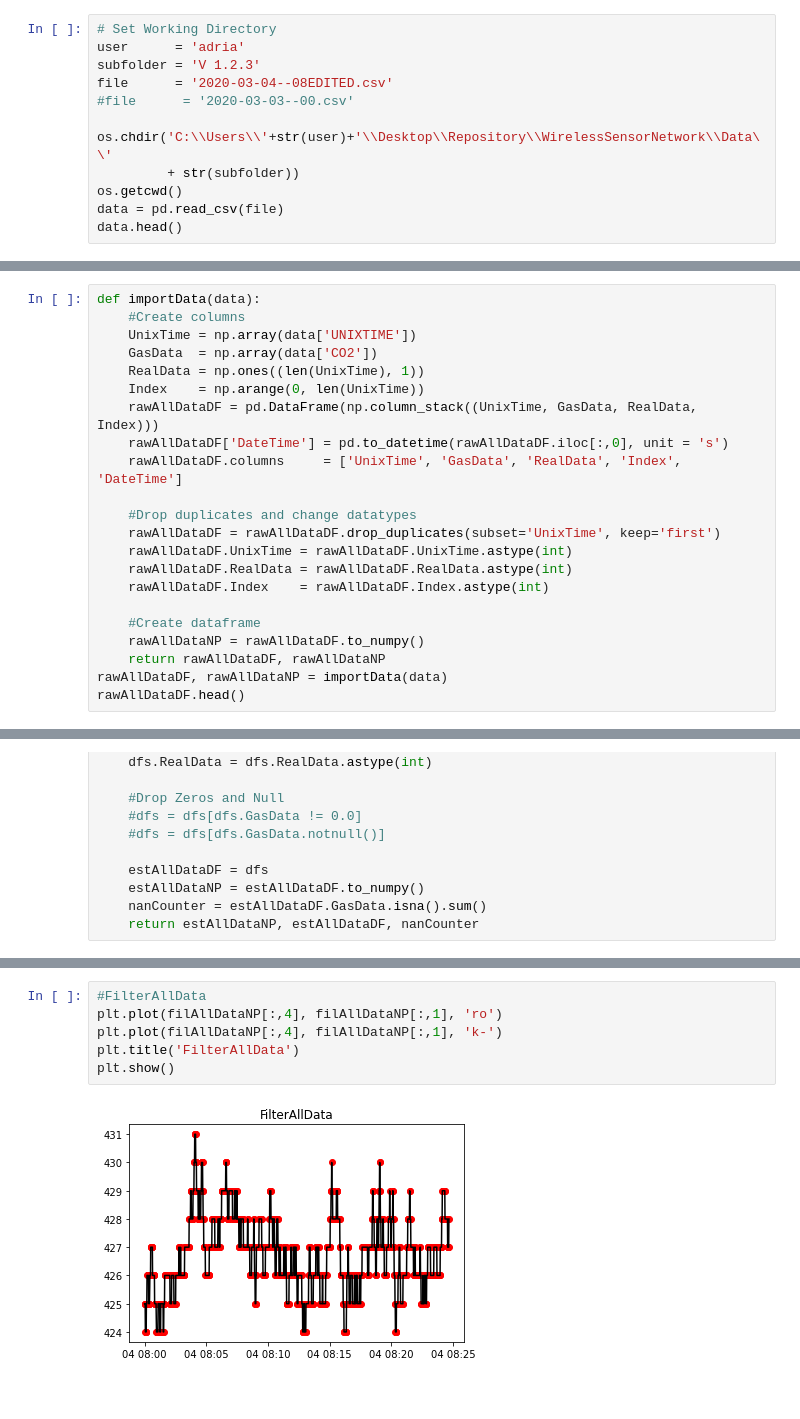
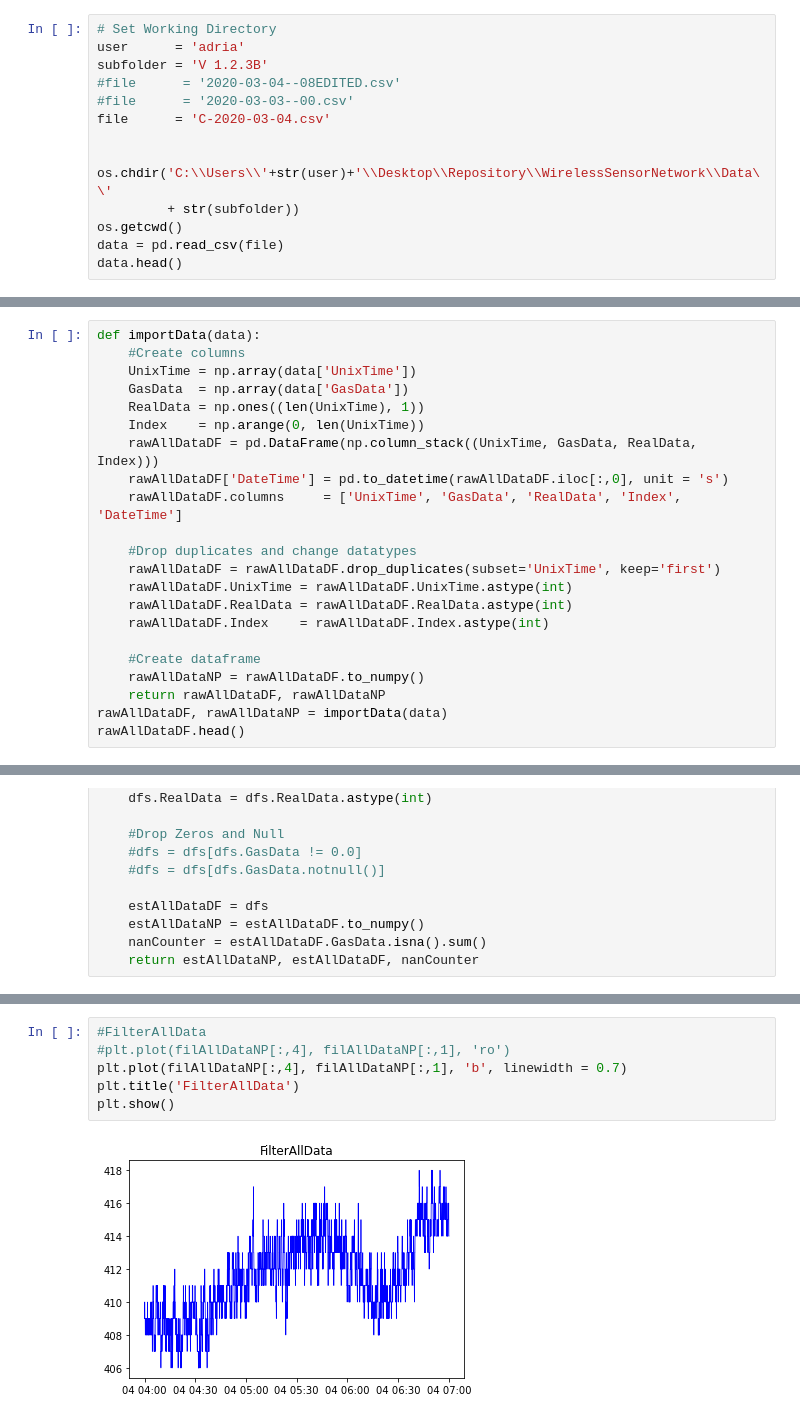
Before and after one commit to RiceAllDay22/WirelessSensorNetwork, a Jupyter notebook: Analysis/Analyzer V2.ipynb, the cells around one changed output, grey strips where cells are left out. Drawn from its saved outputs; the diff is of its cells as text.

```diff
--- a/Analysis/Analyzer V2.ipynb
+++ b/Analysis/Analyzer V2.ipynb
@@ -17,9 +20,11 @@ Incoming data has two columns: UNIXTIME and GASDATA
 # %%
 # Set Working Directory
 user      = 'adria'
-subfolder = 'V 1.2.3'
-file      = '2020-03-04--08EDITED.csv'
+subfolder = 'V 1.2.3B'
+#file      = '2020-03-04--08EDITED.csv'
 #file      = '2020-03-03--00.csv'
+file      = 'C-2020-03-04.csv'
+
 
 os.chdir('C:\\Users\\'+str(user)+'\\Desktop\\Repository\\WirelessSensorNetwork\\Data\\'
          + str(subfolder))
@@ -39,8 +44,8 @@ Prime the data for filtering by turning UNIXTIME and GASDATA columns to floats a
 # %%
 def importData(data):
     #Create columns
-    UnixTime = np.array(data['UNIXTIME'])
-    GasData  = np.array(data['CO2'])
+    UnixTime = np.array(data['UnixTime'])
+    GasData  = np.array(data['GasData'])
     RealData = np.ones((len(UnixTime), 1))
     Index    = np.arange(0, len(UnixTime))
     rawAllDataDF = pd.DataFrame(np.column_stack((UnixTime, GasData, RealData, Index)))
@@ -309,10 +316,10 @@ print(len(estAllDataNP))
 # %%
 #FilterAllData
-plt.plot(filAllDataNP[:,4], filAllDataNP[:,1], 'ro')
-plt.plot(filAllDataNP[:,4], filAllDataNP[:,1], 'k-')
+#plt.plot(filAllDataNP[:,4], filAllDataNP[:,1], 'ro')
+plt.plot(filAllDataNP[:,4], filAllDataNP[:,1], 'b', linewidth = 0.7)
 plt.title('FilterAllData')
 plt.show()
 # %% [output]
-[figure, old version]
+[figure, new version]
 # %%
 #FrameAllData
```
Also changed, not shown: parts of 12 cells of this notebook, 7 other files.
